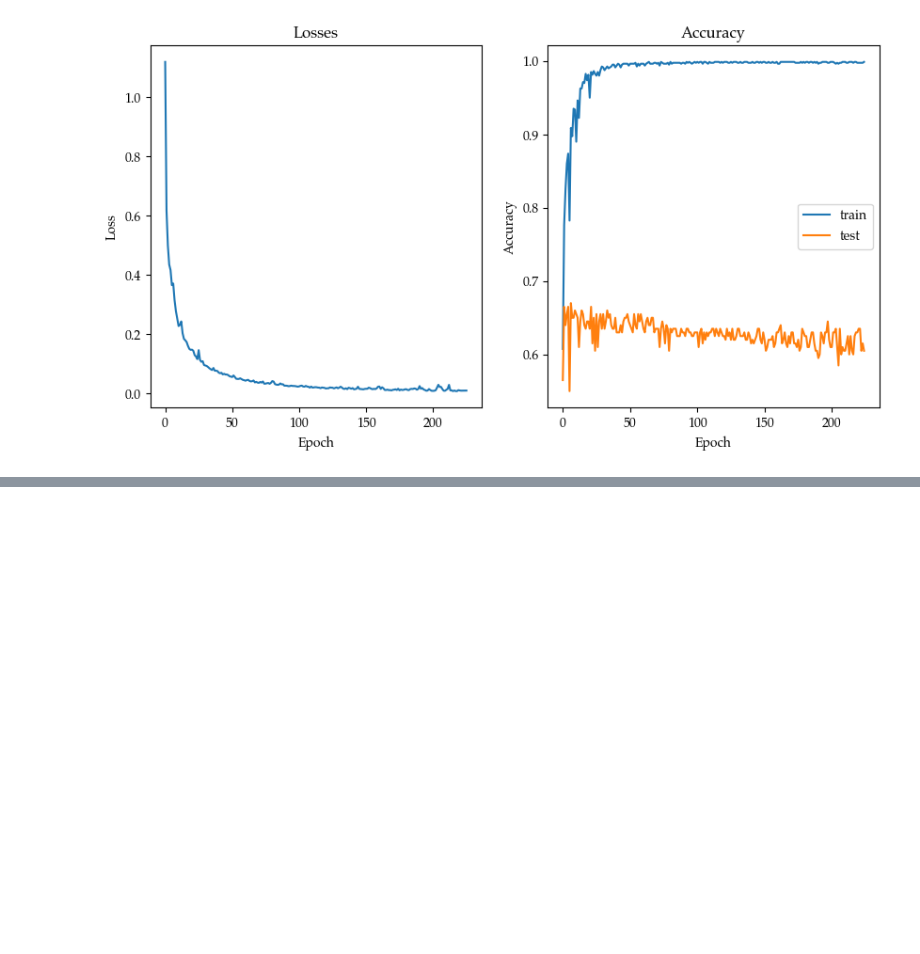
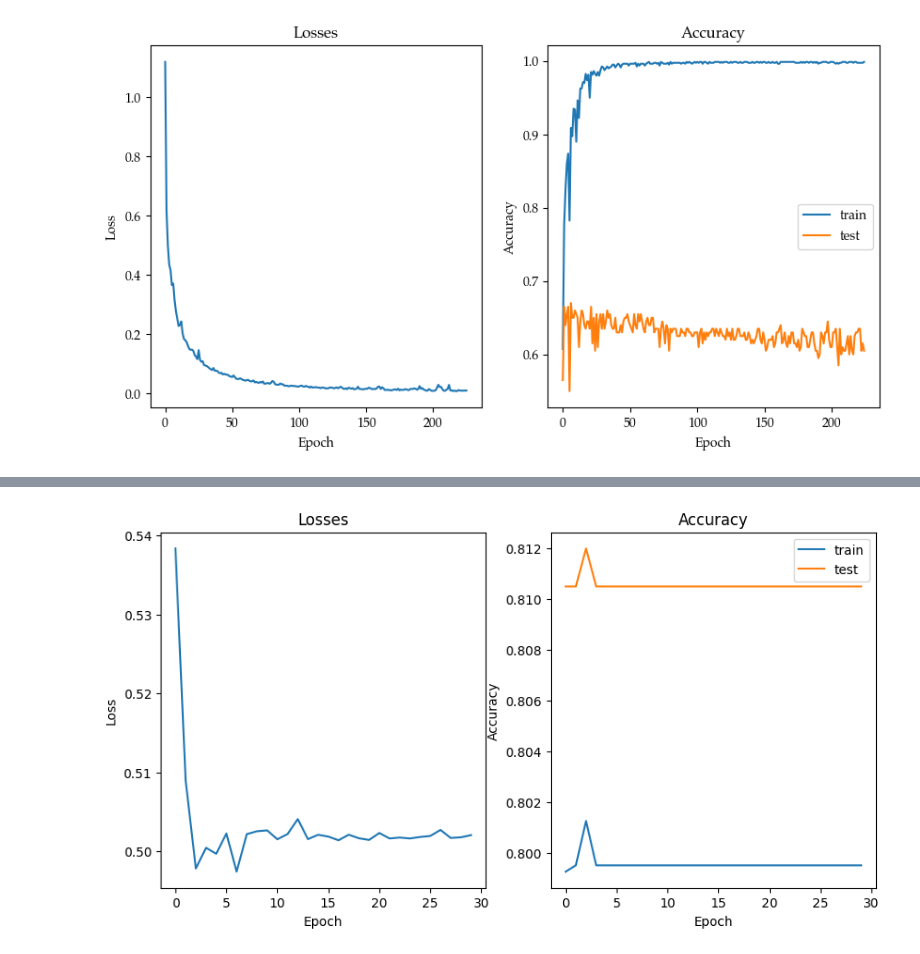
Before and after one commit to davidkubanek/Thesis, a Jupyter notebook: concerto.ipynb, the cells around one changed output, grey strips where cells are left out. Saved outputs shown, nothing was run; the diff lists cells and outputs as text; code cells hidden in the pictures; blank space fills up the shorter version.

```diff
--- a/concerto.ipynb
+++ b/concerto.ipynb
@@ -1000,3 +1185,7 @@ exp.train(epochs=300, log=True)
 exp.analyze()
 # %% [output]
 [figure]
+# %%
+args['model'] = 'FP'
+exp = TrainManager(dataloader, args)
+exp.train(epochs=30, log=True)
@@ -1002,0 +1197,3 @@ exp.analyze()
+# %%
+exp.analyze()
+# %% [output]
@@ -1002,0 +1217 @@ exp.analyze()
+[figure, added]
```
Also changed, not shown: parts of 34 cells of this notebook.
